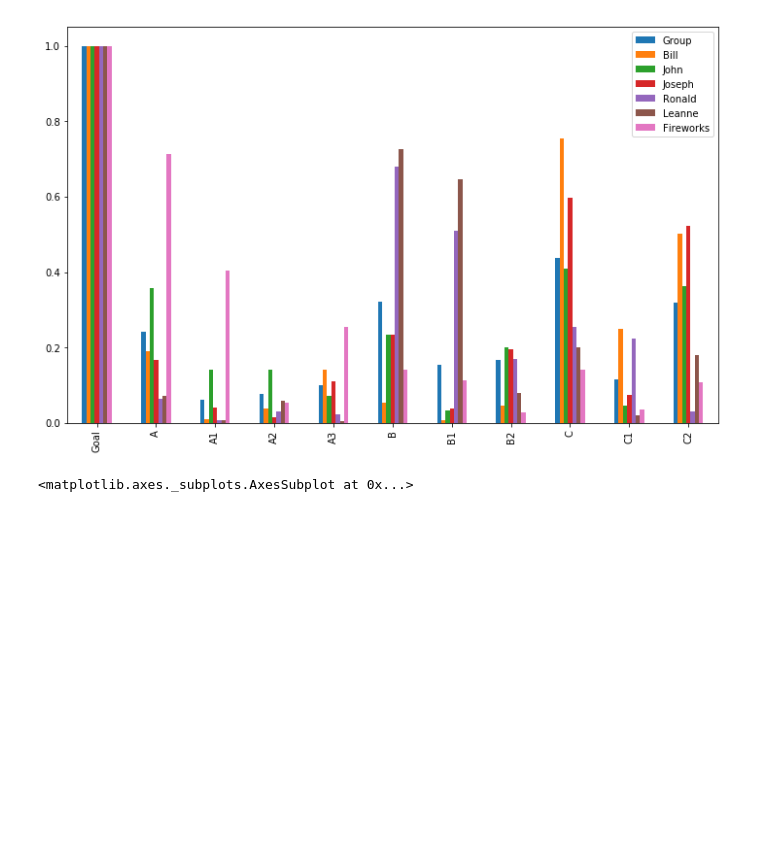
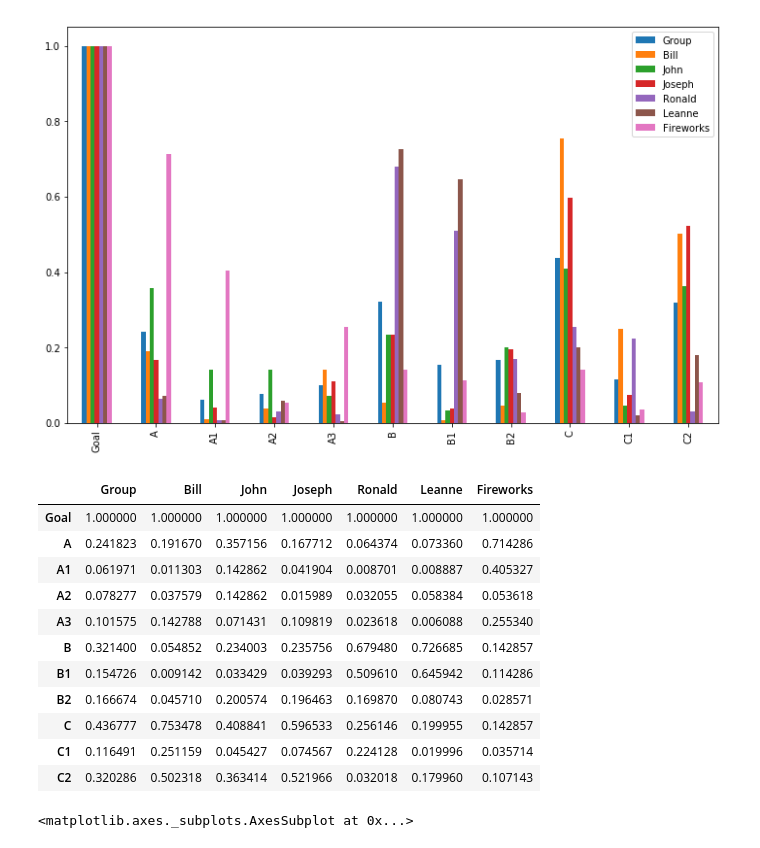
Before and after one commit to wjladams/pyanp, a Jupyter notebook: scrap/AHPTreeEx1.ipynb, the cells around one changed output. Drawn from its saved outputs; the diff is of its cells as text; code cells hidden in the pictures; blank space fills up the shorter version.

```diff
--- a/scrap/AHPTreeEx1.ipynb
+++ b/scrap/AHPTreeEx1.ipynb
@@ -34,6 +34,21 @@ gs.plot(kind="bar")
 # %% [output]
 <matplotlib.axes._subplots.AxesSubplot at 0x...>
 [figure]
+# %%
+gs
+# %% [output]
+|  | Group | Bill | John | Joseph | Ronald | Leanne | Fireworks |
+| Goal | 1.000000 | 1.000000 | 1.000000 | 1.000000 | 1.000000 | 1.000000 | 1.000000 |
+| A | 0.241823 | 0.191670 | 0.357156 | 0.167712 | 0.064374 | 0.073360 | 0.714286 |
+| A1 | 0.061971 | 0.011303 | 0.142862 | 0.041904 | 0.008701 | 0.008887 | 0.405327 |
+| A2 | 0.078277 | 0.037579 | 0.142862 | 0.015989 | 0.032055 | 0.058384 | 0.053618 |
+| A3 | 0.101575 | 0.142788 | 0.071431 | 0.109819 | 0.023618 | 0.006088 | 0.255340 |
+| B | 0.321400 | 0.054852 | 0.234003 | 0.235756 | 0.679480 | 0.726685 | 0.142857 |
+| B1 | 0.154726 | 0.009142 | 0.033429 | 0.039293 | 0.509610 | 0.645942 | 0.114286 |
+| B2 | 0.166674 | 0.045710 | 0.200574 | 0.196463 | 0.169870 | 0.080743 | 0.028571 |
+| C | 0.436777 | 0.753478 | 0.408841 | 0.596533 | 0.256146 | 0.199955 | 0.142857 |
+| C1 | 0.116491 | 0.251159 | 0.045427 | 0.074567 | 0.224128 | 0.019996 | 0.035714 |
+| C2 | 0.320286 | 0.502318 | 0.363414 | 0.521966 | 0.032018 | 0.179960 | 0.107143 |
 # %%
 altscores = ahp.priority_table()
 altscores.plot(kind="bar")
```
Also changed, not shown: parts of 1 cell of this notebook, 5 other files.
